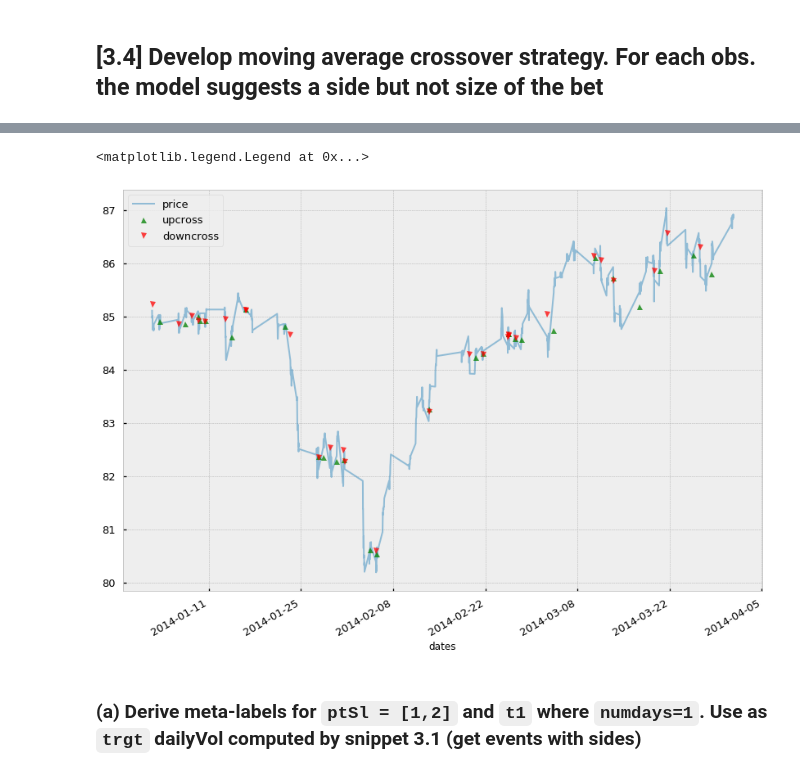
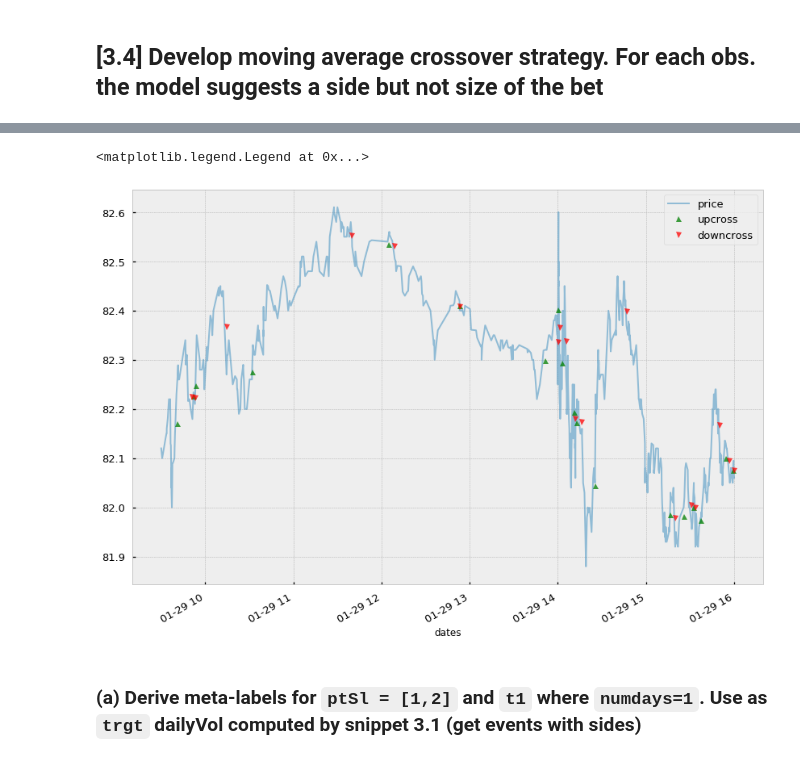
Before and after one commit to Dynami/Adv_Fin_ML_Exercises, a Jupyter notebook: notebooks/Labeling and MetaLabeling for Supervised Classification.ipynb, the cells around one changed output, grey strips where cells are left out. Drawn from its saved outputs; the diff is of its cells as text; code cells hidden in the pictures.

```diff
--- a/notebooks/Labeling and MetaLabeling for Supervised Classification.ipynb
+++ b/notebooks/Labeling and MetaLabeling for Supervised Classification.ipynb
@@ -423,7 +423,8 @@ None
 # %% [markdown]
 ## [3.1] Form Dollar Bars
 # %%
-dbars = dollar_bar_df(df, 'dv', 1_000_000).drop_duplicates().dropna()
+dbars = df
+#dollar_bar_df(df, 'dv', 1_000_000).drop_duplicates().dropna()
 cprint(dbars)
 # %% [output]
 -------------------------------------------------------------------------------
@@ -679,30 +680,30 @@ None
 # %%
 def get_up_cross(df):
     crit1 = df.fast.shift(1) < df.slow.shift(1)
     crit2 = df.fast > df.slow
     return df.fast[(crit1) & (crit2)]
 
 def get_down_cross(df):
     crit1 = df.fast.shift(1) > df.slow.shift(1)
     crit2 = df.fast < df.slow
     return df.fast[(crit1) & (crit2)]
 
 up = get_up_cross(close_df)
 down = get_down_cross(close_df)
 
 f, ax = plt.subplots(figsize=(14,10))
-from_date, to_date = '2014-01', '2014-03'
+from_date, to_date = '2014-01-29', '2014-01-29'
 close_df.price.loc[from_date:to_date].plot(ax=ax, alpha=.5)
 
 up.loc[from_date:to_date].plot(ax=ax, ls='',marker='^', markersize=7,
                      alpha=0.75, label='upcross', color='g')
 down.loc[from_date:to_date].plot(ax=ax,ls='',marker='v', markersize=7,
                        alpha=0.75, label='downcross', color='r')
 
 ax.legend()
 # %% [output]
 <matplotlib.legend.Legend at 0x...>
-[figure, old version]
+[figure, new version]
 # %% [markdown]
 ### (a) Derive meta-labels for `ptSl = [1,2]` and `t1` where `numdays=1`. Use as `trgt` dailyVol computed by snippet 3.1 (get events with sides)
 # %%
```
Also changed, not shown: parts of 35 cells of this notebook, 4 other files.
